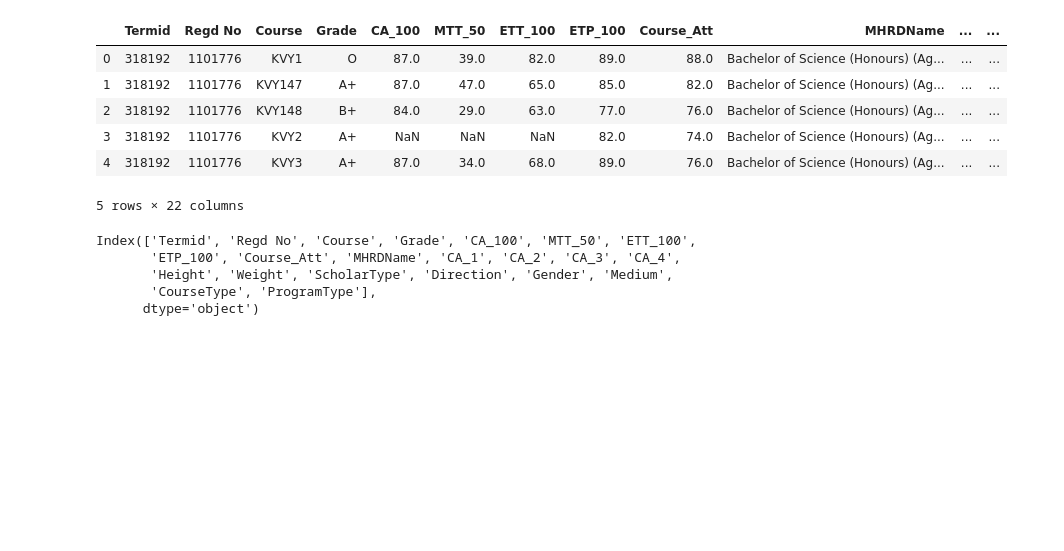
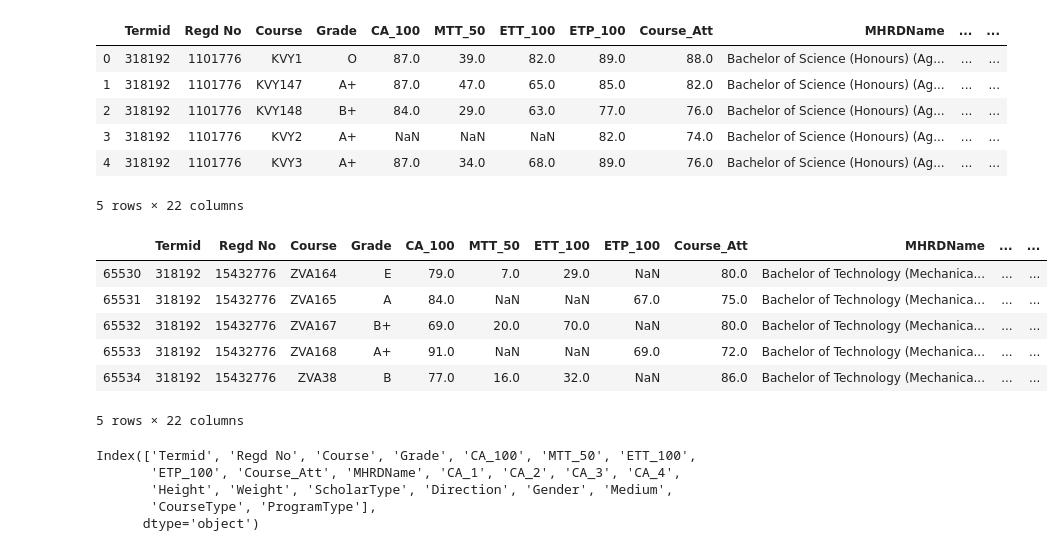
Before and after one commit to ChandrashekharRdy/ML-Project, a Jupyter notebook: ML Project/ML Project.ipynb, the cells around one changed output. Saved outputs shown, nothing was run; the diff lists cells and outputs as text; code cells hidden in the pictures; blank space fills up the shorter version.

```diff
--- a/ML Project/ML Project.ipynb
+++ b/ML Project/ML Project.ipynb
@@ -17,6 +17,16 @@ data.head()
 | 3 | 318192 | 1101776 | KVY2 | A+ | NaN | NaN | NaN | 82.0 | 74.0 | Bachelor of Science (Honours) (Ag... | ... | ... |
 | 4 | 318192 | 1101776 | KVY3 | A+ | 87.0 | 34.0 | 68.0 | 89.0 | 76.0 | Bachelor of Science (Honours) (Ag... | ... | ... |
 5 rows × 22 columns
+# %%
+data.tail()
+# %% [output]
+|  | Termid | Regd No | Course | Grade | CA_100 | MTT_50 | ETT_100 | ETP_100 | Course_Att | MHRDName | ... | ... |
+| 65530 | 318192 | 15432776 | ZVA164 | E | 79.0 | 7.0 | 29.0 | NaN | 80.0 | Bachelor of Technology (Mechanica... | ... | ... |
+| 65531 | 318192 | 15432776 | ZVA165 | A | 84.0 | NaN | NaN | 67.0 | 75.0 | Bachelor of Technology (Mechanica... | ... | ... |
+| 65532 | 318192 | 15432776 | ZVA167 | B+ | 69.0 | 20.0 | 70.0 | NaN | 80.0 | Bachelor of Technology (Mechanica... | ... | ... |
+| 65533 | 318192 | 15432776 | ZVA168 | A+ | 91.0 | NaN | NaN | 69.0 | 72.0 | Bachelor of Technology (Mechanica... | ... | ... |
+| 65534 | 318192 | 15432776 | ZVA38 | B | 77.0 | 16.0 | 32.0 | NaN | 86.0 | Bachelor of Technology (Mechanica... | ... | ... |
+5 rows × 22 columns
 # %%
 data.columns.unique()
 # %% [output]
```
Also changed, not shown: parts of 65 cells of this notebook.
